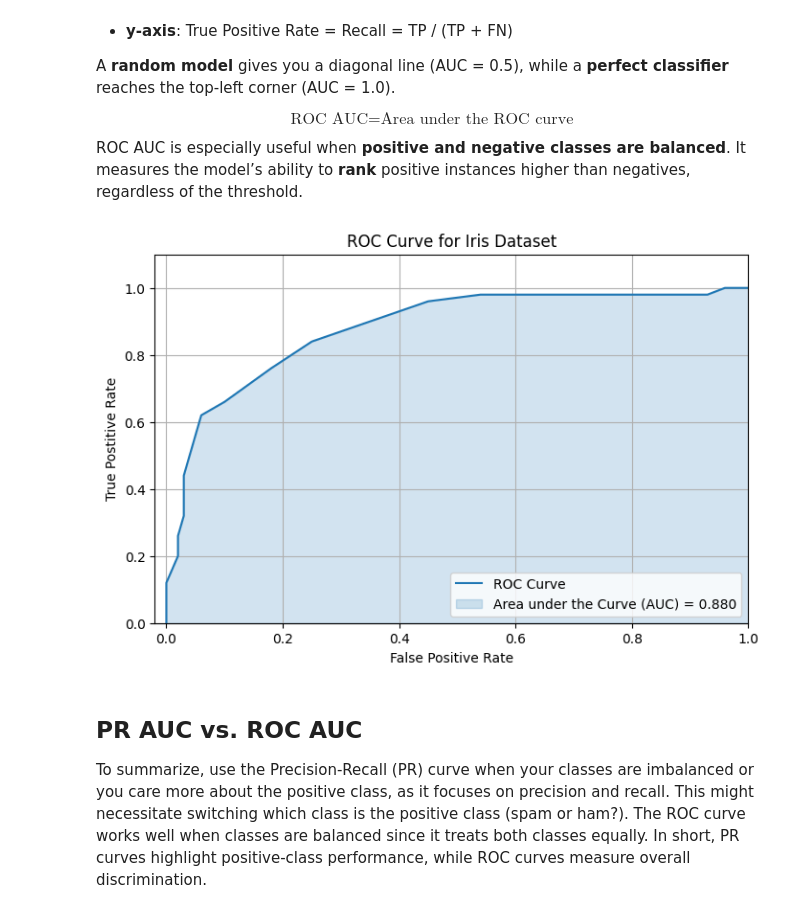
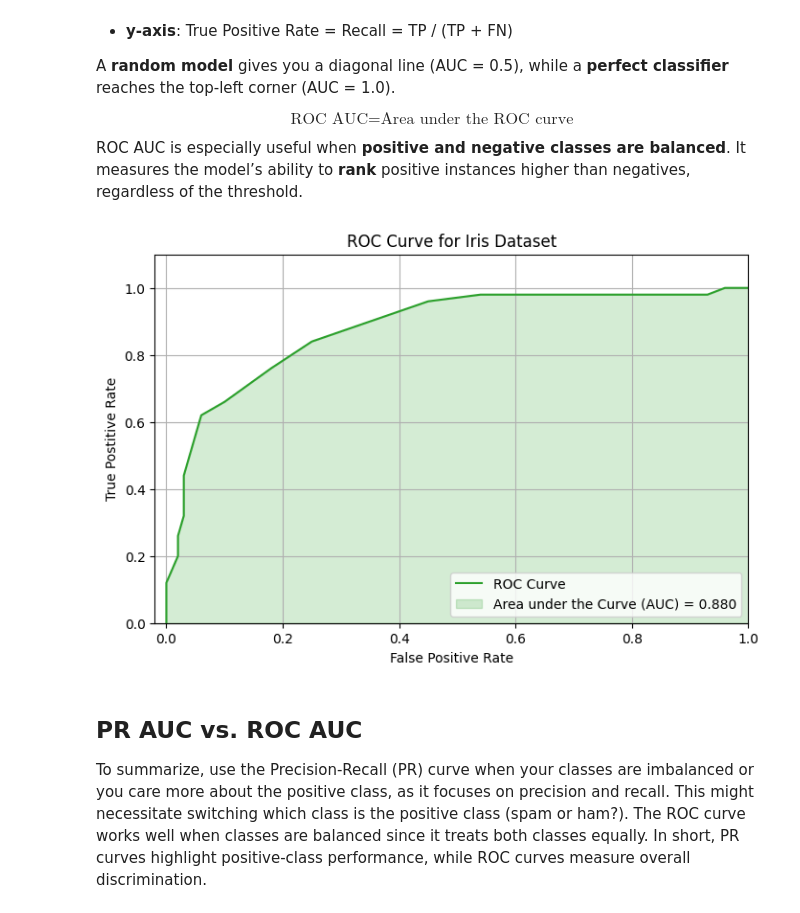
Before and after one commit to itsfernn/ml-daily-challenge, a Jupyter notebook: precision-recall/precision-recall.ipynb, the cells around one changed output. Cells and saved outputs as stored; diff of their text form; code cells hidden in the pictures.

```diff
--- a/precision-recall/precision-recall.ipynb
+++ b/precision-recall/precision-recall.ipynb
@@ -192,29 +192,29 @@ ROC AUC is especially useful when **positive and negative classes are balanced**
 # %%
 from sklearn.metrics import roc_curve, auc
 import matplotlib.pyplot as plt
 
 # Compute precision-recall curve
 tpr, fpr, thresholds = roc_curve(y, y_scores)
 
 # Compute PR AUC
 pr_auc = auc(tpr, fpr)
 
 # Plot PR curve and fill area under it
 plt.figure(figsize=(8, 5))
-plt.plot(tpr, fpr, color="tab:blue", label="ROC Curve")
-plt.fill_between(tpr, fpr, alpha=0.2, color="tab:blue", label=f"Area under the Curve (AUC) = {pr_auc:.3f}")
+plt.plot(tpr, fpr, color="tab:green", label="ROC Curve")
+plt.fill_between(tpr, fpr, alpha=0.2, color="tab:green", label=f"Area under the Curve (AUC) = {pr_auc:.3f}")
 
 plt.xlabel("False Positive Rate")
 plt.ylabel("True Postitive Rate")
 plt.title("ROC Curve for Iris Dataset")
 plt.legend(loc="lower right")
 plt.grid(True)
 plt.xlim(-0.02, 1)
 plt.ylim(0, 1.1)
 #plt.tight_layout()
 plt.show()
 # %% [output]
-[figure, old version]
+[figure, new version]
 # %% [markdown]
 ## PR AUC vs. ROC AUC
 
```
Also changed, not shown: parts of 1 cell of this notebook.
